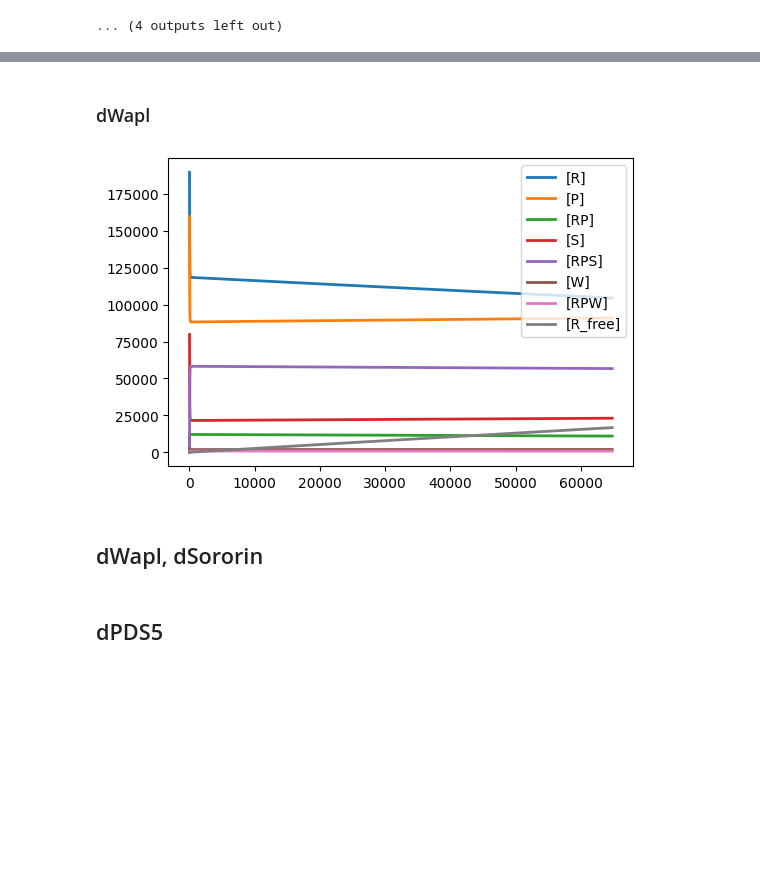
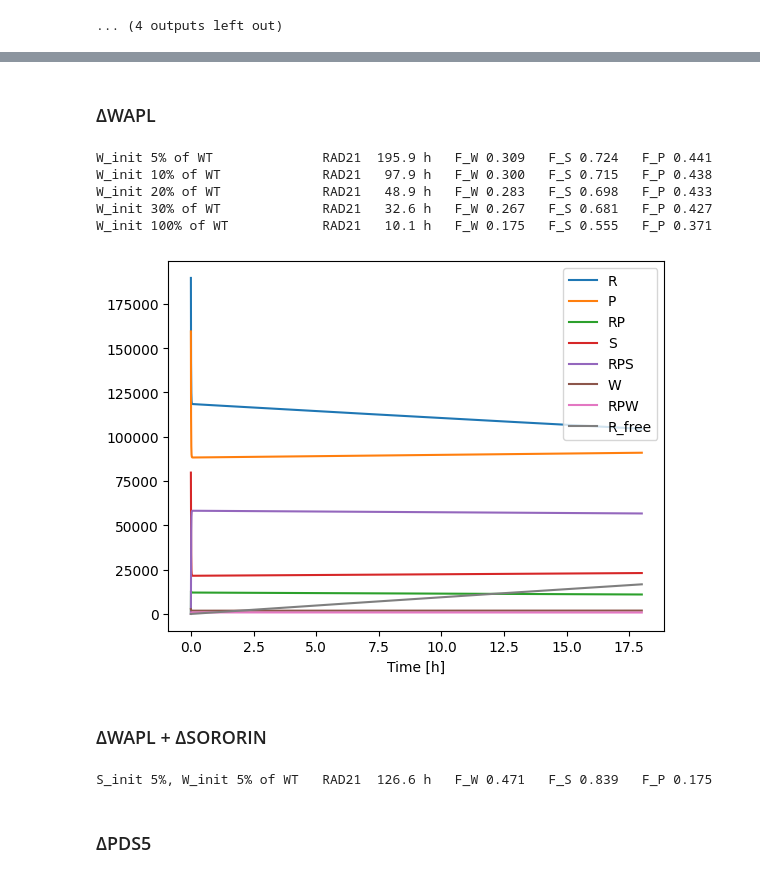
Before and after one commit to Fudenberg-Research-Group/sister-cohesin-dynamics, a Jupyter notebook: chemistry/Step2_Kinetics/bounded_linker_over_time_tau10h.ipynb, the cells around one changed output, grey strips where cells are left out. Drawn from its saved outputs; the diff is of its cells as text; code cells hidden in the pictures; blank space fills up the shorter version.

```diff
--- a/chemistry/Step2_Kinetics/bounded_linker_over_time_tau10h.ipynb
+++ b/chemistry/Step2_Kinetics/bounded_linker_over_time_tau10h.ipynb
@@ -287,13 +335,0 @@ tau_S: 100.000000000000, F_S: 0.554714358471959
-# %%
-def PDS5_bound_time(K_RPW_R_free, K_RP_R, RP, W_bound, P_bound):
-    # K_RPW_R_free * F_W *N_W + K_RP_R*(F_P*N_P - F_S*N_S - F_W*N_W) - F_P*N_P/tau_P,   # PDS5 unbinding
-    return P_bound/(K_RPW_R_free * W_bound +  K_RP_R * RP)
-
-def PDS5_bound_fraction(tau_P, K_R_RP, R):
-    # F_P/(tau_P * (1-F_P)) - K_R_RP * (F_R_sister - F_P * N_P), # PDS5 binding
-    temp = tau_P * K_R_RP * R
-    return temp/(1+temp)
-
-tau_P = PDS5_bound_time(K_RPW_R_free = parameter_dict[K_RPW_R_free], K_RP_R = parameter_dict[K_RP_R], RP=r.RP_conc, W_bound=r.RPW_conc, P_bound=(r.RP_conc+r.RPW_conc+r.RPS_conc))
-F_P = PDS5_bound_fraction(tau_P = tau_P, K_R_RP = parameter_dict[K_R_RP], R = r.R_conc)
-print("tau_P: {}, F_P: {}".format(tau_P, F_P))
@@ -342,0 +397,7 @@ parameter_dict_string_keys.update({'S_init':  parameter_dict[N_S]})
+# %%
+for f in [0, 0.05, 0.1, 0.2, 0.5]:
+    report(f"S_init {f:.0%} of WT", dict(base, S_init=f * parameter_dict[N_S]))
+
+## 95% depletion: full trajectory for the summary figure
+df_dSORORIN = simulate_coh(dict(base, S_init=0.05 * parameter_dict[N_S]), 3600 * 18, 100000)
+plot_species(df_dSORORIN)
@@ -343,39 +411,18 @@ parameter_dict_string_keys.update({'S_init':  parameter_dict[N_S]})
 # %% [markdown]
-### dWapl
+### ΔWAPL
 # %%
-N_W_values = [i * parameter_dict[N_W] for i in [0.05, 0.1, 0.2, 0.3, 1]]
+for f in [0.05, 0.1, 0.2, 0.3, 1]:
+    report(f"W_init {f:.0%} of WT", dict(base, W_init=f * parameter_dict[N_W]))
 
-for i, N_W_val in enumerate(N_W_values):
-    # simulated WT five-state model
-    parameter_dict_string_keys["W_init"] = N_W_val
-    model = build_model(model_coh, parameter_dict_string_keys)
-    # Load the model
-    r = te.loada(model)
-    # Simulate the model
-    if i==0:
-        r = te.loada(model)
-        Model_dWapl = r.simulate(0, 3600*18, 100000)
-        r.plot()
-
-    r.simulate(0, 3600*6, 100000)
-    bound_time1 = RAD21_bound_time(K_RPW_R_free=parameter_dict[K_RPW_R_free], B_W = r.RPW_conc, F_R_free=r.R_free_conc, N_R = parameter_dict[N_R])
-
-    tau_W = Wapl_bound_time(K_RPW_RP = parameter_dict[K_RPW_RP], K_RPW_R_free = parameter_dict[K_RPW_R_free])
-    fraction_W = Wapl_bound_fraction(tau_W = tau_W, K_RP_RPW = parameter_dict[K_RP_RPW], RP=r.RP_conc)
-
-    tau_S = Sororin_bound_time(K_RPS_RP = parameter_dict[K_RPS_RP])
-    fraction_S =  Sororin_bound_fraction(tau_S, K_RP_RPS=parameter_dict[K_RP_RPS], RP=r.RP_conc)
-
-    tau_P = PDS5_bound_time(K_RPW_R_free = parameter_dict[K_RPW_R_free], K_RP_R = parameter_dict[K_RP_R], RP=r.RP_conc, W_bound=r.RPW_conc, P_bound=(r.RP_conc+r.RPW_conc+r.RPS_conc))
-    fraction_P = PDS5_bound_fraction(tau_P = tau_P, K_R_RP = parameter_dict[K_R_RP], R = r.R_conc)
-
-    # print("Cohesin Bound Time: {}".format(bound_time1))
-    # print("Wapl Time: {}, Wapl Bound Fraction: {}".format(tau_W, fraction_W))
-    # print("Sororin Time: {}, Sororin Bound Fraction: {}".format(tau_S, fraction_S))
-    # print("PDS5 Time: {}, PDS5 Bound Fraction: {}".format(tau_P, fraction_P))
-
-parameter_dict_string_keys.update({'W_init':  parameter_dict[N_W]})
+## 95% depletion: full trajectory for the summary figure
+df_dWapl = simulate_coh(dict(base, W_init=0.05 * parameter_dict[N_W]), 3600 * 18, 100000)
+plot_species(df_dWapl)
 # %% [output]
+W_init 5% of WT              RAD21  195.9 h   F_W 0.309   F_S 0.724   F_P 0.441
+W_init 10% of WT             RAD21   97.9 h   F_W 0.300   F_S 0.715   F_P 0.438
+W_init 20% of WT             RAD21   48.9 h   F_W 0.283   F_S 0.698   F_P 0.433
+W_init 30% of WT             RAD21   32.6 h   F_W 0.267   F_S 0.681   F_P 0.427
+W_init 100% of WT            RAD21   10.1 h   F_W 0.175   F_S 0.555   F_P 0.371
-[figure, old version]
+[figure, new version]
 # %% [markdown]
-## dWapl, dSororin
+### ΔWAPL + ΔSORORIN
@@ -415,2 +429,10 @@ for i, N_S_val in enumerate(N_S_values):
+# %%
+params_dWdS = dict(base, S_init=0.05 * parameter_dict[N_S], W_init=0.05 * parameter_dict[N_W])
+report("S_init 5%, W_init 5% of WT", params_dWdS)
+
+## Full trajectory for the summary figure
+df_dWdS = simulate_coh(params_dWdS, 3600 * 18, 100000)
+# %% [output]
+S_init 5%, W_init 5% of WT   RAD21  126.6 h   F_W 0.471   F_S 0.839   F_P 0.175
 # %% [markdown]
-## dPDS5
+### ΔPDS5
```
Also changed, not shown: parts of 36 cells of this notebook.
